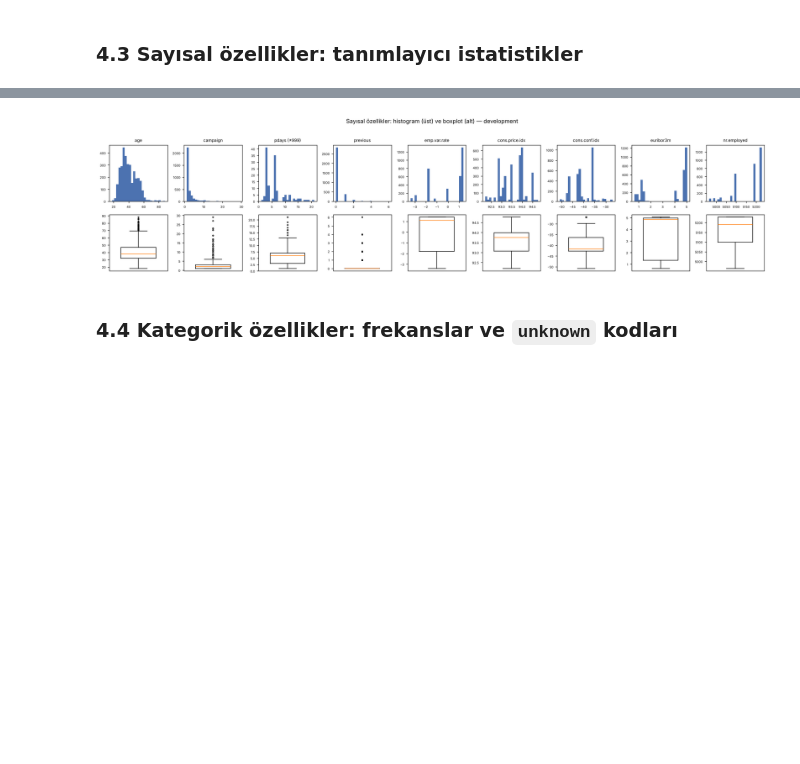
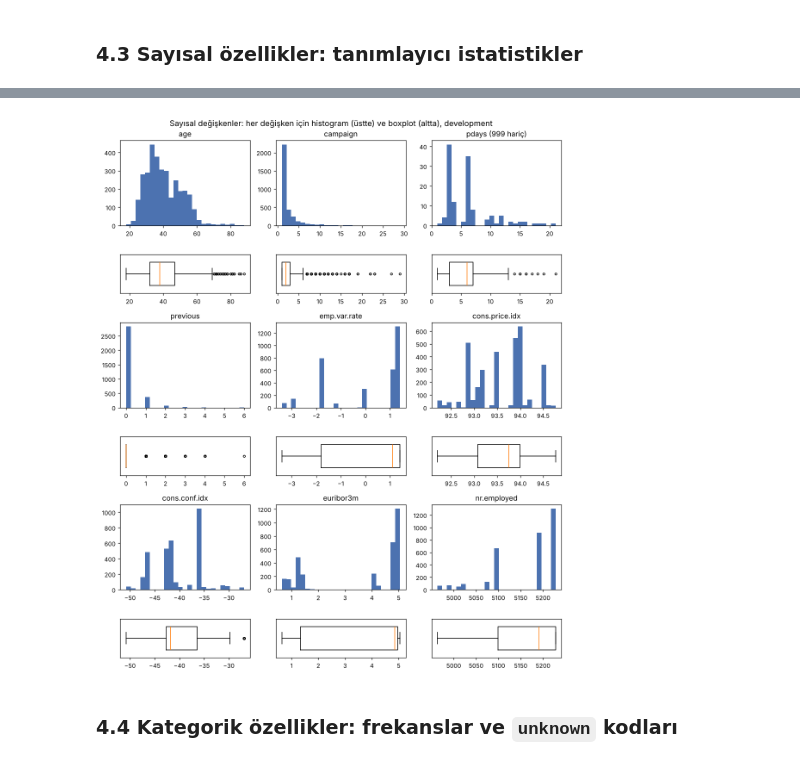
Before and after one commit to ibrahimalpsoy/ysa-midterm-bank-mlp, a Jupyter notebook: 01_eda.ipynb, the cells around one changed output, grey strips where cells are left out. Drawn from its saved outputs; the diff is of its cells as text; code cells hidden in the pictures; blank space fills up the shorter version.

```diff
--- a/01_eda.ipynb
+++ b/01_eda.ipynb
@@ -192,17 +192,18 @@ desc.to_csv(C.RESULTS_DIR / "eda_numeric_descriptives.csv"); display(desc)
 | nr.employed | 3295 | 5166.369 | 5191.000 | 73.714 | 129.000 | 5099.100 | 5228.100 | 4963.600 | 5228.100 |
 | pdays (999 hariç) | 128 | 6.102 | 6.000 | 3.978 | 4.000 | 3.000 | 7.000 | 1.000 | 21.000 |
 # %%
-fig, axes = plt.subplots(2, len(num), figsize=(2.0 * len(num), 4.2))
+fig, axes = plt.subplots(6, 3, figsize=(10, 12), gridspec_kw={"height_ratios": [2.2, 1] * 3})
 for j, c in enumerate(num):
+    r, k = 2 * (j // 3), j % 3
     v = dnum[c] if c != "pdays" else dnum["pdays (999 hariç)"].dropna()
-    axes[0, j].hist(v, bins=25, color="#4c72b0"); axes[0, j].set_title(c if c != "pdays" else "pdays (≠999)", fontsize=8)
-    axes[1, j].boxplot(v, widths=.6, flierprops={"markersize": 2})
-    axes[1, j].set_xticks([])
-    for a in axes[:, j]: a.tick_params(labelsize=6)
-fig.suptitle("Sayısal özellikler: histogram (üst) ve boxplot (alt) — development", y=1.02)
+    axes[r, k].hist(v, bins=25, color="#4c72b0"); axes[r, k].set_title(c if c != "pdays" else "pdays (999 hariç)", fontsize=11)
+    axes[r + 1, k].boxplot(v, orientation="horizontal", widths=.6, flierprops={"markersize": 3})
+    axes[r + 1, k].set_yticks([])
+    for a in (axes[r, k], axes[r + 1, k]): a.tick_params(labelsize=9)
+fig.suptitle("Sayısal değişkenler: her değişken için histogram (üstte) ve boxplot (altta), development", fontsize=12)
 fig.tight_layout(); fig.savefig(C.FIG_DIR / "fig02b_numeric_hist_box.png"); plt.show()
 # %% [output]
-[figure, old version]
+[figure, new version]
 # %% [markdown]
 ### 4.4 Kategorik özellikler: frekanslar ve `unknown` kodları
 # %%
```
Also changed, not shown: parts of 3 cells of this notebook, 39 other files.
